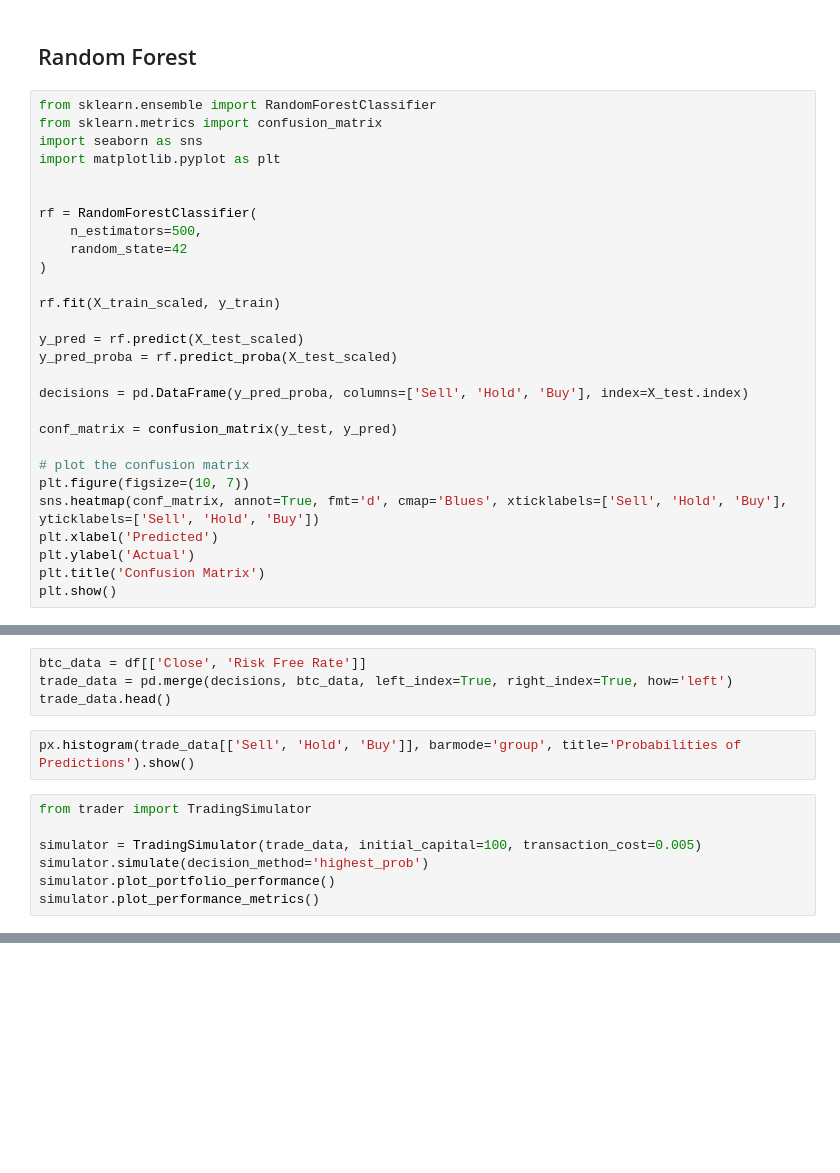
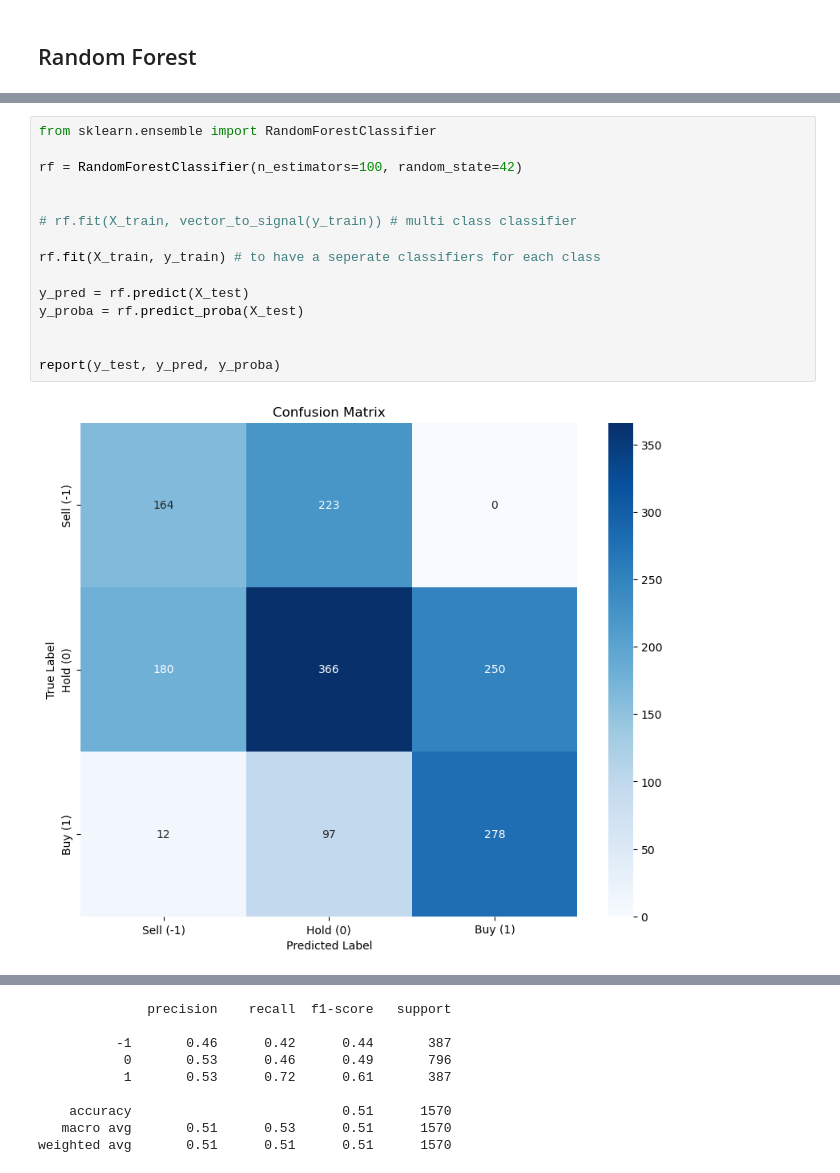
Before and after one commit to Hatimqr/Crypto-Trading, a Jupyter notebook: ML/main.ipynb, the cells around one changed output, grey strips where cells are left out. Cells and saved outputs as stored; diff of their text form; blank space fills up the shorter version.

```diff
--- a/ML/main.ipynb
+++ b/ML/main.ipynb
@@ -106,30 +881,2 @@ X_test_scaled = scaler.transform(X_test)
 # %% [markdown]
 ## Random Forest
-# %%
-from sklearn.ensemble import RandomForestClassifier
-from sklearn.metrics import confusion_matrix
-import seaborn as sns
-import matplotlib.pyplot as plt
-
-
-rf = RandomForestClassifier(
-    n_estimators=500,
-    random_state=42
-)
-
-rf.fit(X_train_scaled, y_train)
-
-y_pred = rf.predict(X_test_scaled)
-y_pred_proba = rf.predict_proba(X_test_scaled)
-
-decisions = pd.DataFrame(y_pred_proba, columns=['Sell', 'Hold', 'Buy'], index=X_test.index)
-
-conf_matrix = confusion_matrix(y_test, y_pred)
-
-# plot the confusion matrix
-plt.figure(figsize=(10, 7))
-sns.heatmap(conf_matrix, annot=True, fmt='d', cmap='Blues', xticklabels=['Sell', 'Hold', 'Buy'], yticklabels=['Sell', 'Hold', 'Buy'])
-plt.xlabel('Predicted')
-plt.ylabel('Actual')
-plt.title('Confusion Matrix')
-plt.show()
@@ -146,13 +883,17 @@ plt.show()
-# %%
-btc_data = df[['Close', 'Risk Free Rate']]
-trade_data = pd.merge(decisions, btc_data, left_index=True, right_index=True, how='left')
-trade_data.head()
-# %%
-px.histogram(trade_data[['Sell', 'Hold', 'Buy']], barmode='group', title='Probabilities of Predictions').show()
-# %%
-from trader import TradingSimulator
-
-simulator = TradingSimulator(trade_data, initial_capital=100, transaction_cost=0.005)
-simulator.simulate(decision_method='highest_prob')
-simulator.plot_portfolio_performance()
-simulator.plot_performance_metrics()
+# %%
+from sklearn.ensemble import RandomForestClassifier
+
+rf = RandomForestClassifier(n_estimators=100, random_state=42)
+
+
+# rf.fit(X_train, vector_to_signal(y_train)) # multi class classifier
+
+rf.fit(X_train, y_train) # to have a seperate classifiers for each class
+
+y_pred = rf.predict(X_test)
+y_proba = rf.predict_proba(X_test)
+
+
+report(y_test, y_pred, y_proba)
+# %% [output]
+[figure, added]
@@ -158,0 +901,9 @@ simulator.plot_performance_metrics()
+              precision    recall  f1-score   support
+
+          -1       0.46      0.42      0.44       387
+           0       0.53      0.46      0.49       796
+           1       0.53      0.72      0.61       387
+
+    accuracy                           0.51      1570
+   macro avg       0.51      0.53      0.51      1570
+weighted avg       0.51      0.51      0.51      1570
```
Also changed, not shown: parts of 52 cells of this notebook, 8 other files.
